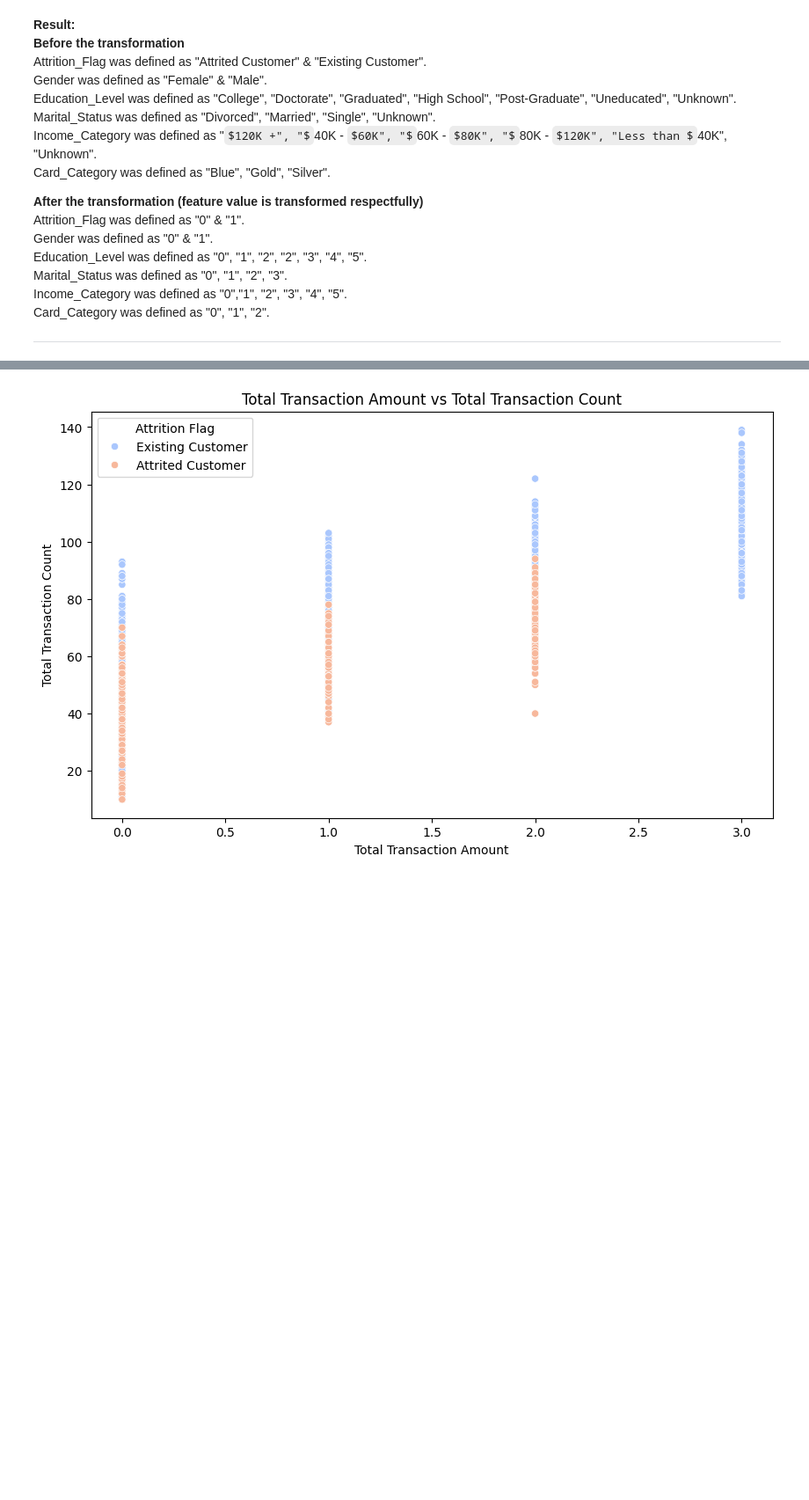
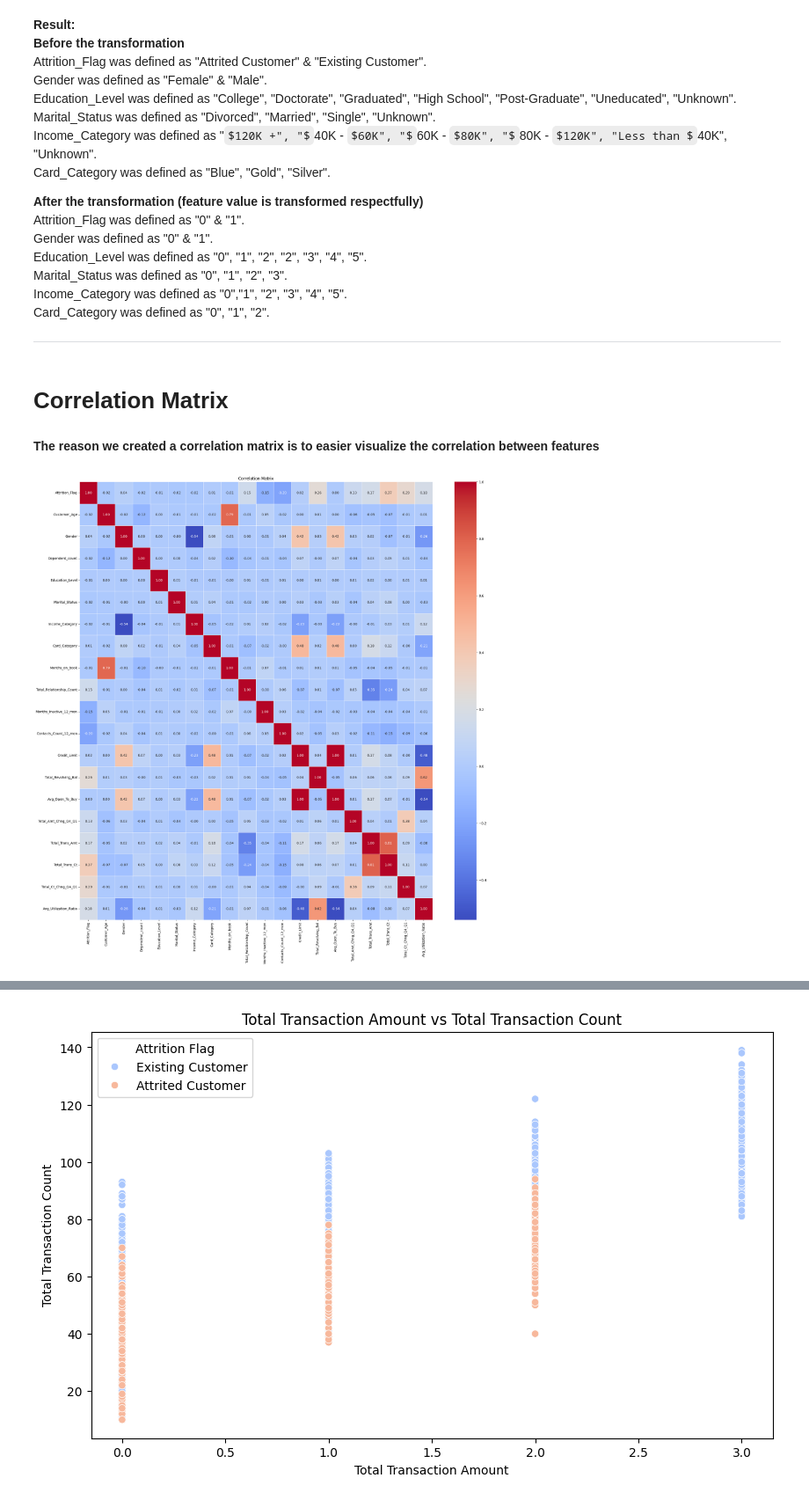
Before and after one commit to MJMcManaman/ITEC4305A1, a Jupyter notebook: CreditCardCustomer.ipynb, the cells around one changed output, grey strips where cells are left out. Shown at 88% size. Drawn from its saved outputs; the diff is of its cells as text; code cells hidden in the pictures; some formulas as TeX source; blank space fills up the shorter version.

```diff
--- a/CreditCardCustomer.ipynb
+++ b/CreditCardCustomer.ipynb
@@ -392,3 +306,16 @@ Marital_Status was defined as "0", "1", "2", "3". <br>
 Income_Category was defined as "0","1", "2", "3", "4", "5". <br>
 Card_Category was defined as "0", "1", "2". <br>
 _______
+# %% [markdown]
+# Correlation Matrix
+# %% [markdown]
+**The reason we created a correlation matrix is to easier visualize the correlation between features**
+# %%
+correlation_matrix = df_encoded.corr()
+
+plt.figure(figsize = (24,24))
+sns.heatmap(correlation_matrix, annot = True, cmap = 'coolwarm', fmt = '.2f', linewidths = 0.5)
+plt.title("Correlation Matrix")
+plt.show()
+# %% [output]
+[figure, added]
```
Also changed, not shown: parts of 14 cells of this notebook.
